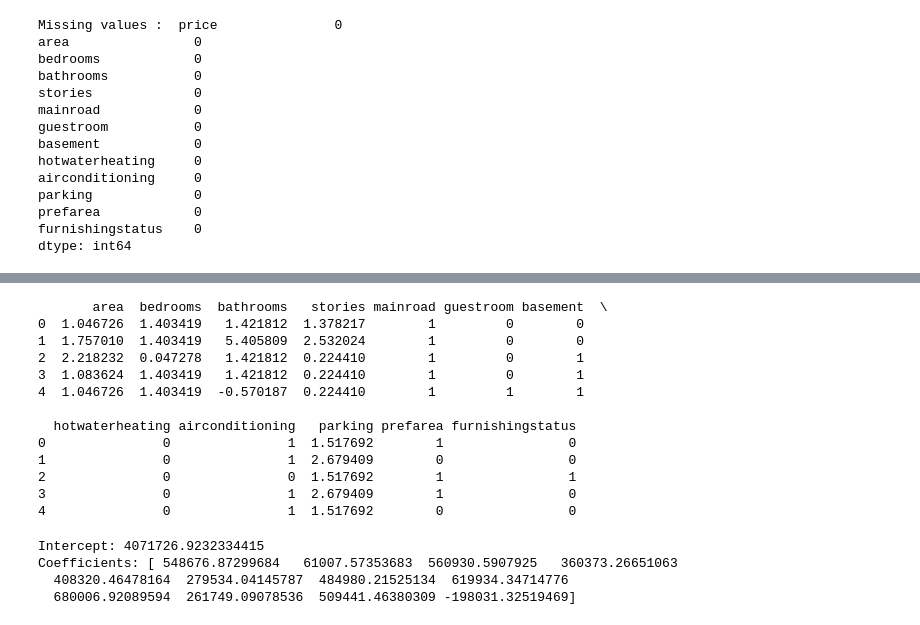
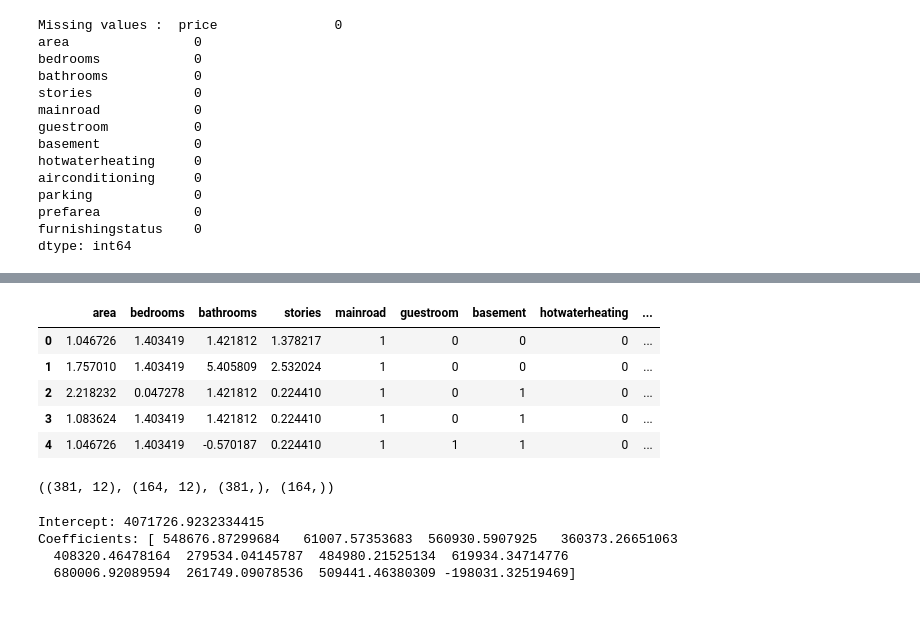
Before and after one commit to TharunKorivi/Ml_Lab, a Jupyter notebook: week4/MultipleLinearRegression .ipynb, the cells around one changed output, grey strips where cells are left out. Saved outputs shown, nothing was run; the diff lists cells and outputs as text; code cells hidden in the pictures.

```diff
--- a/week4/MultipleLinearRegression .ipynb
+++ b/week4/MultipleLinearRegression .ipynb
@@ -132,36 +123,33 @@ Encoded x dependent variables :       area  bedrooms  bathrooms  stories mainroa
 # %%
 #9 Apply feature scaling on numerical variables
 
+
 from sklearn.preprocessing import StandardScaler
 
-numerical_cols = df.select_dtypes(include="number").columns
-numerical_cols = [col for col in numerical_cols if "price" not in col]
+cols = df.select_dtypes(include="number").columns.to_list()
+cols.remove("price")
 
 scaler = StandardScaler()
+x[cols] = scaler.fit_transform(x[cols])
 
-x.loc[:,numerical_cols] = scaler.fit_transform(x[numerical_cols])
-
-
-print(x.head())
+x.head()
 # %% [output]
-       area  bedrooms  bathrooms   stories mainroad guestroom basement  \
-0  1.046726  1.403419   1.421812  1.378217        1         0        0
-1  1.757010  1.403419   5.405809  2.532024        1         0        0
-2  2.218232  0.047278   1.421812  0.224410        1         0        1
-3  1.083624  1.403419   1.421812  0.224410        1         0        1
-4  1.046726  1.403419  -0.570187  0.224410        1         1        1
-
-  hotwaterheating airconditioning   parking prefarea furnishingstatus
-0               0               1  1.517692        1                0
-1               0               1  2.679409        0                0
-2               0               0  1.517692        1                1
-3               0               1  2.679409        1                0
-4               0               1  1.517692        0                0
+|  | area | bedrooms | bathrooms | stories | mainroad | guestroom | basement | hotwaterheating | ... |
+| 0 | 1.046726 | 1.403419 | 1.421812 | 1.378217 | 1 | 0 | 0 | 0 | ... |
+| 1 | 1.757010 | 1.403419 | 5.405809 | 2.532024 | 1 | 0 | 0 | 0 | ... |
+| 2 | 2.218232 | 0.047278 | 1.421812 | 0.224410 | 1 | 0 | 1 | 0 | ... |
+| 3 | 1.083624 | 1.403419 | 1.421812 | 0.224410 | 1 | 0 | 1 | 0 | ... |
+| 4 | 1.046726 | 1.403419 | -0.570187 | 0.224410 | 1 | 1 | 1 | 0 | ... |
 # %%
 #10 Split Data into Training and Testing Sets (70%-Train 30%-Test) - X_train, y_train, X_test, y_test
 
+
 from sklearn.model_selection import train_test_split
 
-x_train , x_test ,y_train ,y_test = train_test_split(x,y,test_size=0.3,random_state=42)
+x_train, x_test, y_train, y_test = train_test_split(x,y,test_size=0.3,random_state=42)
+
+x_train.shape , x_test.shape, y_train.shape, y_test.shape
+# %% [output]
+((381, 12), (164, 12), (381,), (164,))
 # %%
 #11 Fitting Multiple Linear Regression to the Training
```
Also changed, not shown: parts of 13 cells of this notebook.
